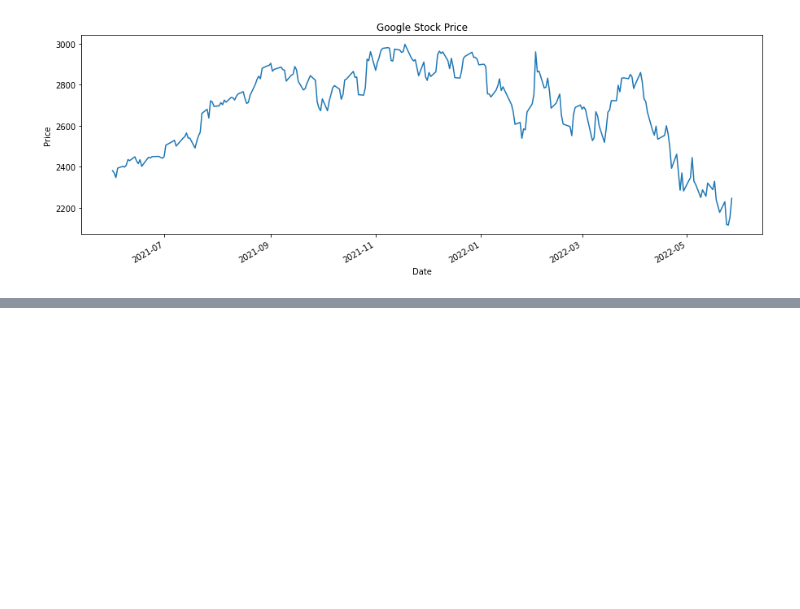
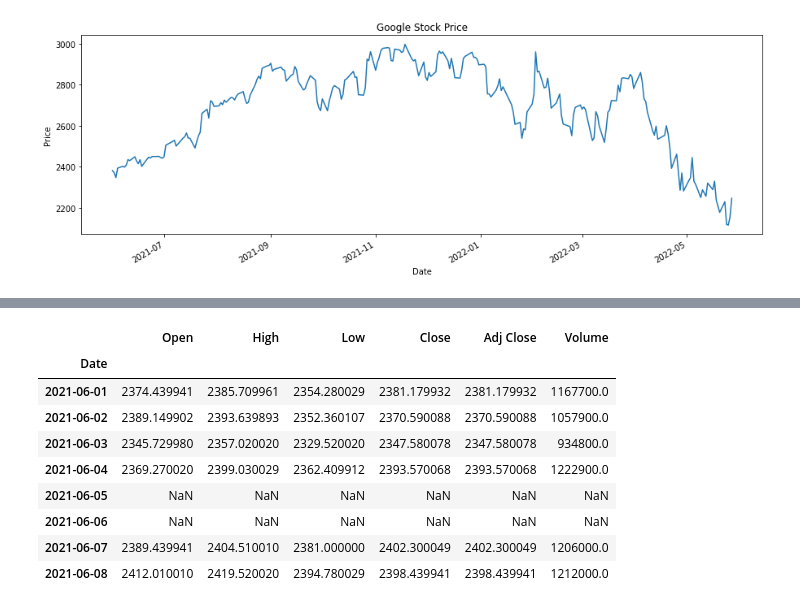
Before and after one commit to caiquemiranda/python-time-series-analysis, a Jupyter notebook: time-series-manipulation/002-manipulating-time-series.ipynb, the cells around one changed output, grey strips where cells are left out. Drawn from its saved outputs; the diff is of its cells as text; code cells hidden in the pictures; blank space fills up the shorter version.

```diff
--- a/time-series-manipulation/002-manipulating-time-series.ipynb
+++ b/time-series-manipulation/002-manipulating-time-series.ipynb
@@ -75,0 +157,13 @@ plt.show()
+# %%
+google.asfreq('D').head(8)
+# %% [output]
+|  | Open | High | Low | Close | Adj Close | Volume |
+| Date |  |  |  |  |  |  |
+| 2021-06-01 | 2374.439941 | 2385.709961 | 2354.280029 | 2381.179932 | 2381.179932 | 1167700.0 |
+| 2021-06-02 | 2389.149902 | 2393.639893 | 2352.360107 | 2370.590088 | 2370.590088 | 1057900.0 |
+| 2021-06-03 | 2345.729980 | 2357.020020 | 2329.520020 | 2347.580078 | 2347.580078 | 934800.0 |
+| 2021-06-04 | 2369.270020 | 2399.030029 | 2362.409912 | 2393.570068 | 2393.570068 | 1222900.0 |
+| 2021-06-05 | NaN | NaN | NaN | NaN | NaN | NaN |
+| 2021-06-06 | NaN | NaN | NaN | NaN | NaN | NaN |
+| 2021-06-07 | 2389.439941 | 2404.510010 | 2381.000000 | 2402.300049 | 2402.300049 | 1206000.0 |
+| 2021-06-08 | 2412.010010 | 2419.520020 | 2394.780029 | 2398.439941 | 2398.439941 | 1212000.0 |
```
Also changed, not shown: parts of 12 cells of this notebook, 2 other files.
